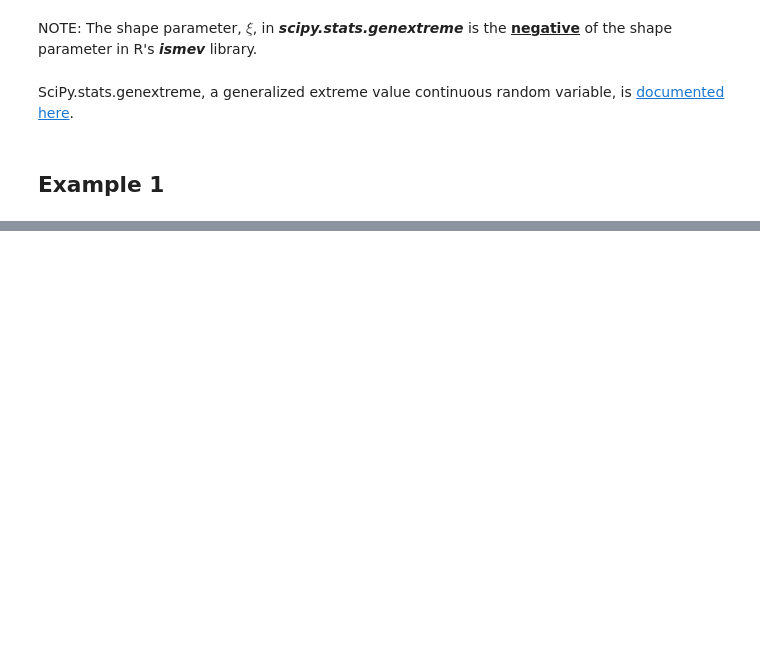
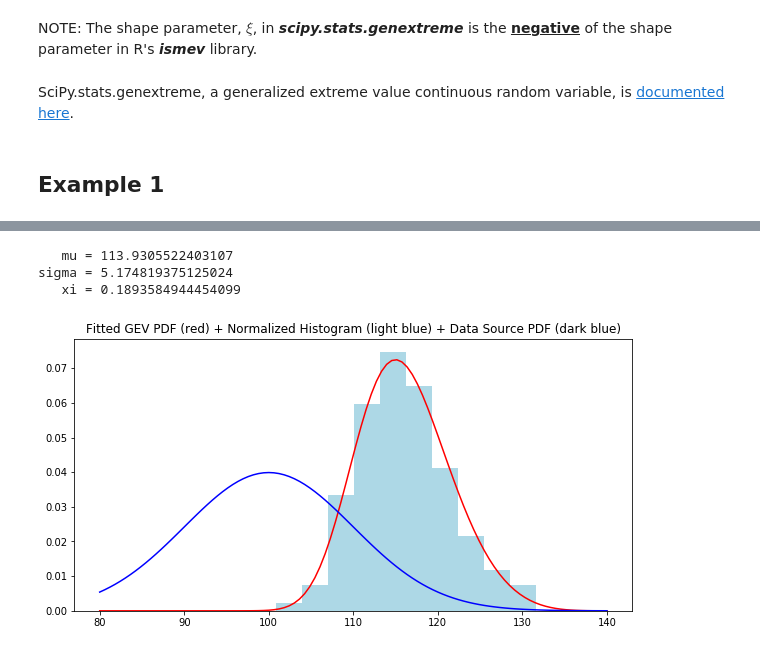
Before and after one commit to alreich/ipython-notebooks, a Jupyter notebook: EVT_Experiments.ipynb, the cells around one changed output, grey strips where cells are left out. Cells and saved outputs as stored; diff of their text form; code cells hidden in the pictures; blank space fills up the shorter version.

```diff
--- a/EVT_Experiments.ipynb
+++ b/EVT_Experiments.ipynb
@@ -77,0 +78,23 @@ maxes[:3]  # First 3 maximums of samples
+# %%
+mle = genextreme.fit(maxes)
+
+xi, mu, sigma = mle
+print(f"   mu = {mu}\nsigma = {sigma}\n   xi = {xi}")
+# %% [output]
+   mu = 113.9305522403107
+sigma = 5.174819375125024
+   xi = 0.1893584944454099
+# %%
+def maxes_pdf(x):
+    return genextreme.pdf(x, xi, loc=mu, scale=sigma)
+
+x = np.linspace(80.0, 140.0, num=100)
+y = [maxes_pdf(z) for z in x]
+u = [source_pdf(z) for z in x]
+
+plt.title("Fitted GEV PDF (red) + Normalized Histogram (light blue) + Data Source PDF (dark blue)")
+plt.plot(x,y, color='Red')  # GEV PDF
+plt.plot(x,u, color='Blue')  # Data Source PDF
+_ = plt.hist(maxes, density=1, color='LightBlue')  # Histogram of Maxes
+# %% [output]
+[figure, added]
```
Also changed, not shown: parts of 6 cells of this notebook.
